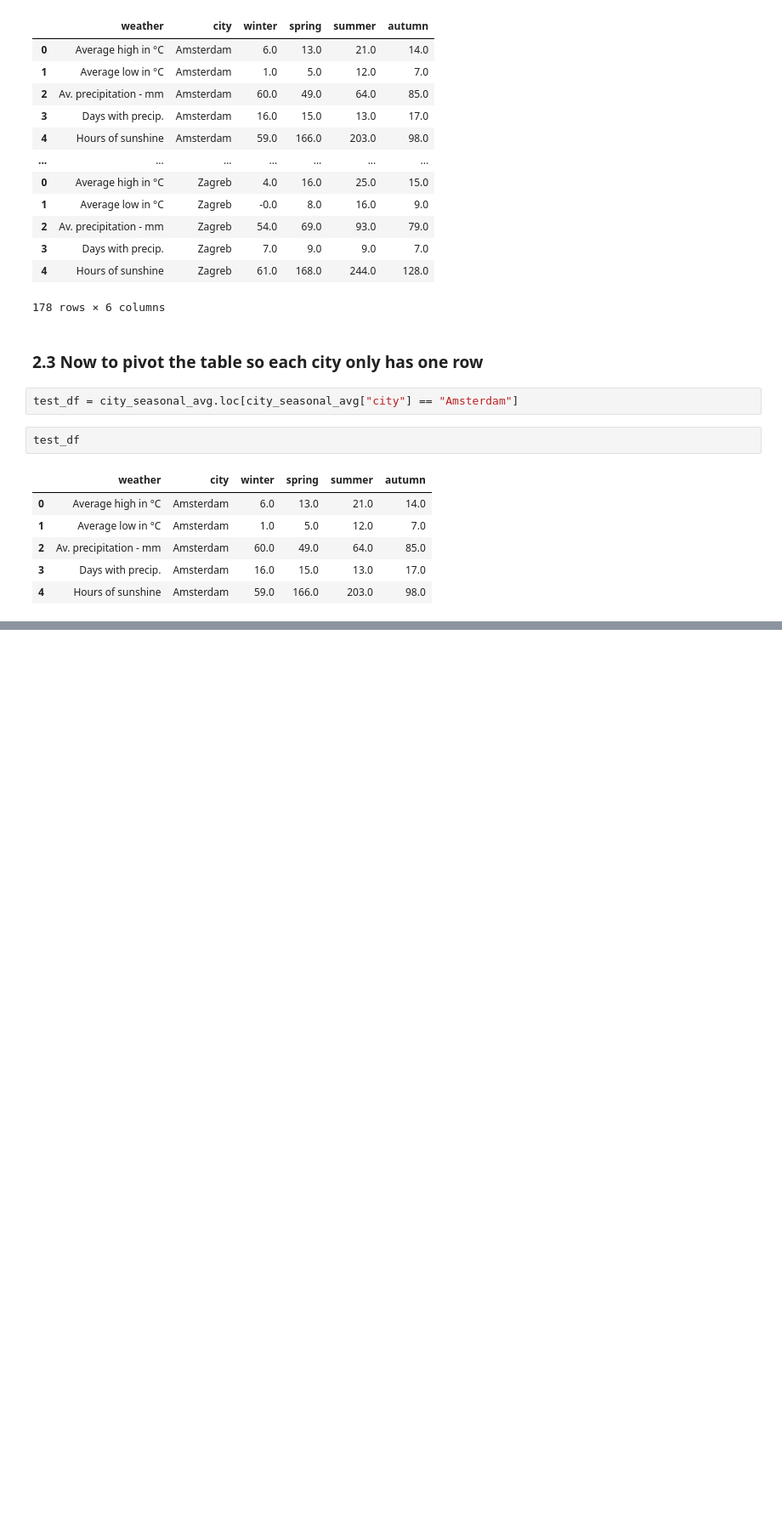
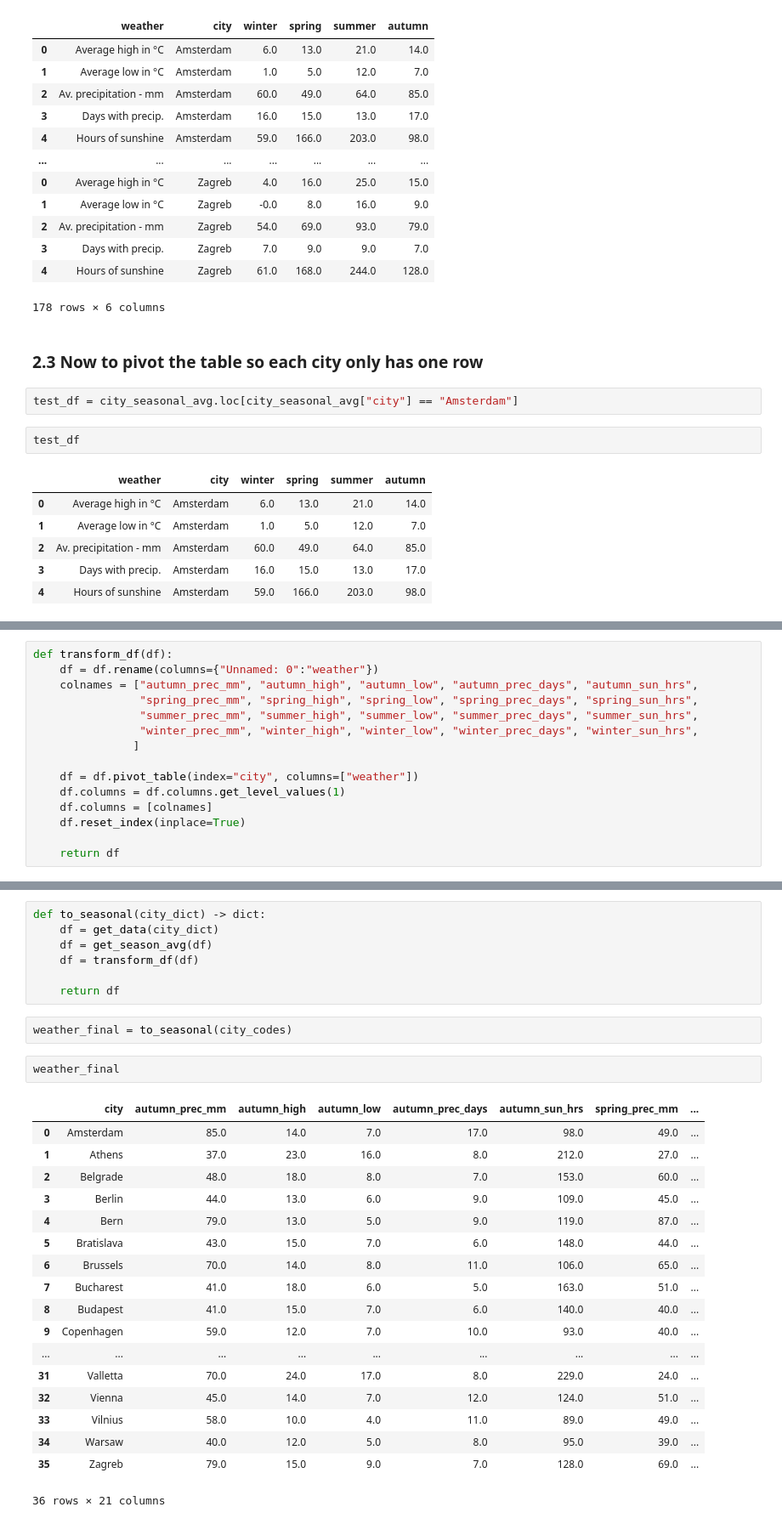
Before and after one commit to robertbozsik/city-recommender, a Jupyter notebook: notebooks/Scraping_climatedata.ipynb, the cells around one changed output, grey strips where cells are left out. Shown at 85% size. Drawn from its saved outputs; the diff is of its cells as text; blank space fills up the shorter version.

```diff
--- a/notebooks/Scraping_climatedata.ipynb
+++ b/notebooks/Scraping_climatedata.ipynb
@@ -275,0 +289,15 @@ test_df.pivot_table(index="city", columns=["weather"]).reset_index()#.rename(col
+# %%
+def transform_df(df):
+    df = df.rename(columns={"Unnamed: 0":"weather"})
+    colnames = ["autumn_prec_mm", "autumn_high", "autumn_low", "autumn_prec_days", "autumn_sun_hrs",
+                "spring_prec_mm", "spring_high", "spring_low", "spring_prec_days", "spring_sun_hrs",
+                "summer_prec_mm", "summer_high", "summer_low", "summer_prec_days", "summer_sun_hrs",
+                "winter_prec_mm", "winter_high", "winter_low", "winter_prec_days", "winter_sun_hrs",
+               ]
+
+    df = df.pivot_table(index="city", columns=["weather"])
+    df.columns = df.columns.get_level_values(1)
+    df.columns = [colnames]
+    df.reset_index(inplace=True)
+
+    return df
@@ -275,0 +314,30 @@ test_df.pivot_table(index="city", columns=["weather"]).reset_index()#.rename(col
+# %%
+def to_seasonal(city_dict) -> dict:
+    df = get_data(city_dict)
+    df = get_season_avg(df)
+    df = transform_df(df)
+
+    return df
+# %%
+weather_final = to_seasonal(city_codes)
+# %%
+weather_final
+# %% [output]
+|  | city | autumn_prec_mm | autumn_high | autumn_low | autumn_prec_days | autumn_sun_hrs | spring_prec_mm | ... |
+| 0 | Amsterdam | 85.0 | 14.0 | 7.0 | 17.0 | 98.0 | 49.0 | ... |
+| 1 | Athens | 37.0 | 23.0 | 16.0 | 8.0 | 212.0 | 27.0 | ... |
+| 2 | Belgrade | 48.0 | 18.0 | 8.0 | 7.0 | 153.0 | 60.0 | ... |
+| 3 | Berlin | 44.0 | 13.0 | 6.0 | 9.0 | 109.0 | 45.0 | ... |
+| 4 | Bern | 79.0 | 13.0 | 5.0 | 9.0 | 119.0 | 87.0 | ... |
+| 5 | Bratislava | 43.0 | 15.0 | 7.0 | 6.0 | 148.0 | 44.0 | ... |
+| 6 | Brussels | 70.0 | 14.0 | 8.0 | 11.0 | 106.0 | 65.0 | ... |
+| 7 | Bucharest | 41.0 | 18.0 | 6.0 | 5.0 | 163.0 | 51.0 | ... |
+| 8 | Budapest | 41.0 | 15.0 | 7.0 | 6.0 | 140.0 | 40.0 | ... |
+| 9 | Copenhagen | 59.0 | 12.0 | 7.0 | 10.0 | 93.0 | 40.0 | ... |
+| ... | ... | ... | ... | ... | ... | ... | ... | ... |
+| 31 | Valletta | 70.0 | 24.0 | 17.0 | 8.0 | 229.0 | 24.0 | ... |
+| 32 | Vienna | 45.0 | 14.0 | 7.0 | 12.0 | 124.0 | 51.0 | ... |
+| 33 | Vilnius | 58.0 | 10.0 | 4.0 | 11.0 | 89.0 | 49.0 | ... |
+| 34 | Warsaw | 40.0 | 12.0 | 5.0 | 8.0 | 95.0 | 39.0 | ... |
+| 35 | Zagreb | 79.0 | 15.0 | 9.0 | 7.0 | 128.0 | 69.0 | ... |
+36 rows × 21 columns
```
Also changed, not shown: parts of 9 cells of this notebook, 1 other file.
